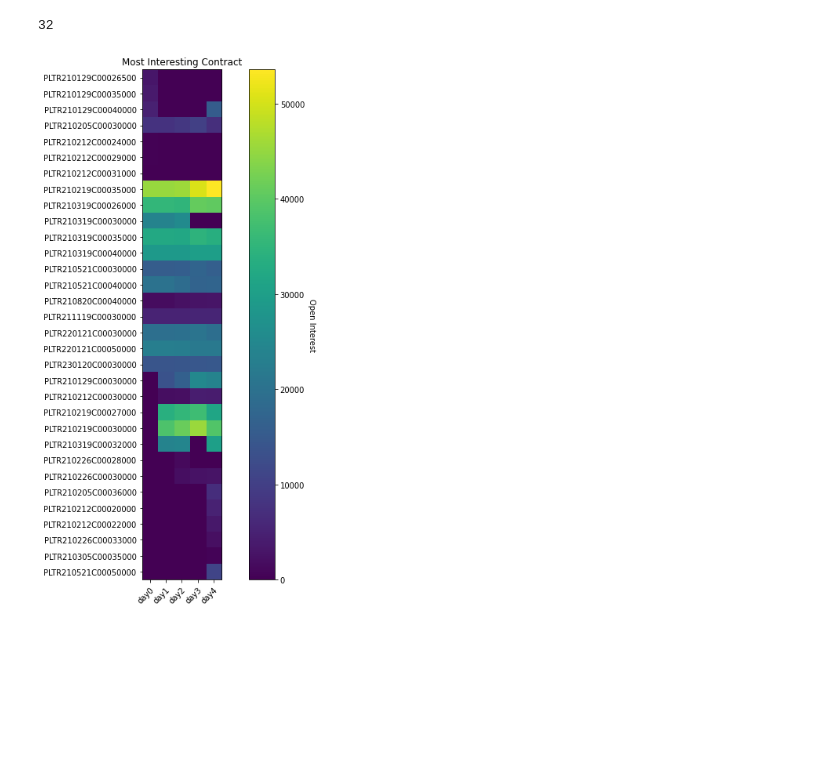
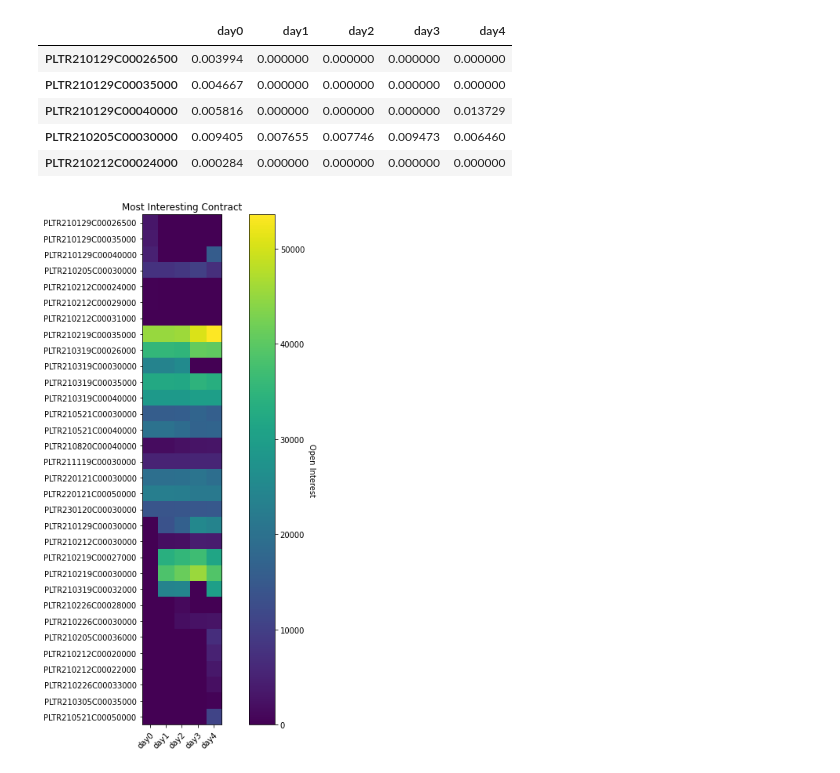
Before and after one commit to ooddaa/tradingAlgos, a Jupyter notebook: plots/heatmap.ipynb, the cells around one changed output. Drawn from its saved outputs; the diff is of its cells as text; code cells hidden in the pictures; blank space fills up the shorter version.

```diff
--- a/plots/heatmap.ipynb
+++ b/plots/heatmap.ipynb
@@ -129,8 +97,18 @@ my_heatmap_plotter(dfs.columns, dfs.index, dfs.values, figsize=(15,15))
 # %%
-dfs1 = concat_dfs([calls1, calls2, calls3, calls4, calls5])
-len(dfs1.index)
+dfs1 = concat_dfs([calls1,
+                  calls2,
+                  calls3,
+                  calls4,
+                  calls5], valcol='openInterestPrc')
+# len(dfs1.index)
+dfs1.head()
 # %% [output]
-32
+|  | day0 | day1 | day2 | day3 | day4 |
+| PLTR210129C00026500 | 0.003994 | 0.000000 | 0.000000 | 0.000000 | 0.000000 |
+| PLTR210129C00035000 | 0.004667 | 0.000000 | 0.000000 | 0.000000 | 0.000000 |
+| PLTR210129C00040000 | 0.005816 | 0.000000 | 0.000000 | 0.000000 | 0.013729 |
+| PLTR210205C00030000 | 0.009405 | 0.007655 | 0.007746 | 0.009473 | 0.006460 |
+| PLTR210212C00024000 | 0.000284 | 0.000000 | 0.000000 | 0.000000 | 0.000000 |
 # %%
 my_heatmap_plotter(dfs1.columns, dfs1.index, dfs1.values, figsize=(10,10))
 # %% [output]
```
Also changed, not shown: parts of 11 cells of this notebook, 11 other files.
